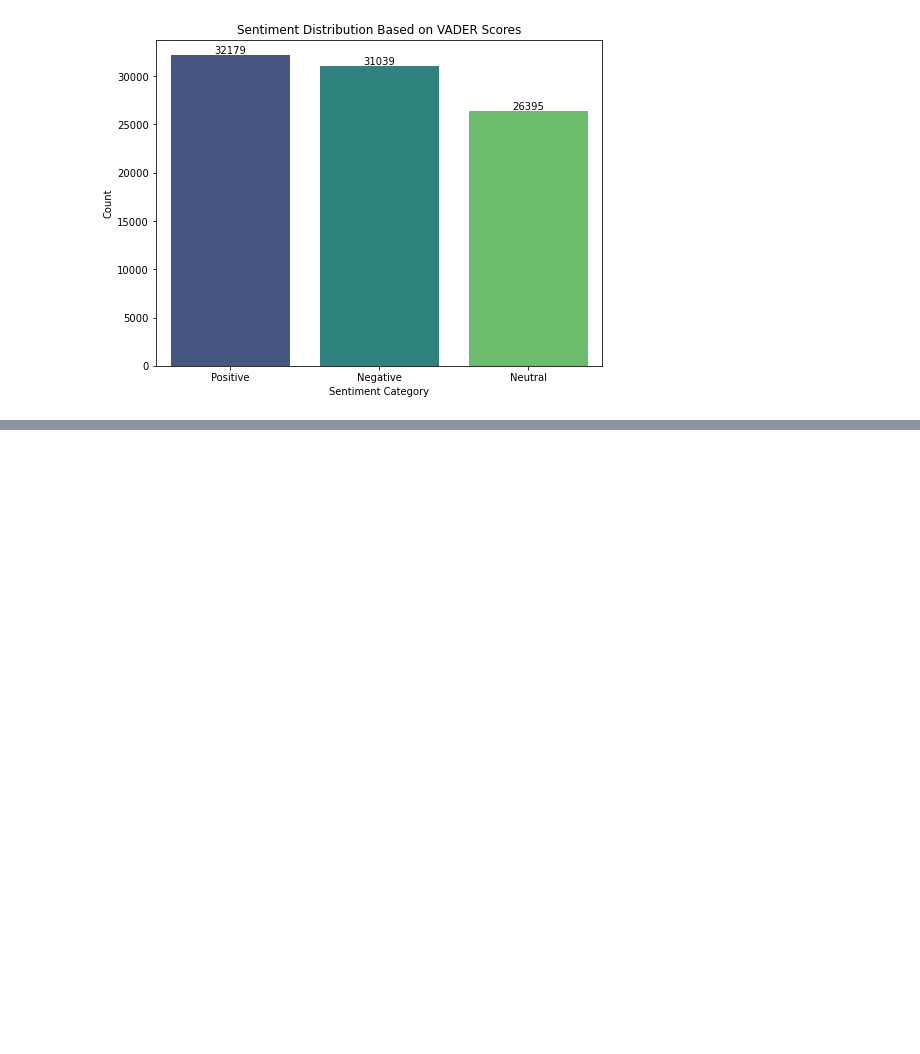
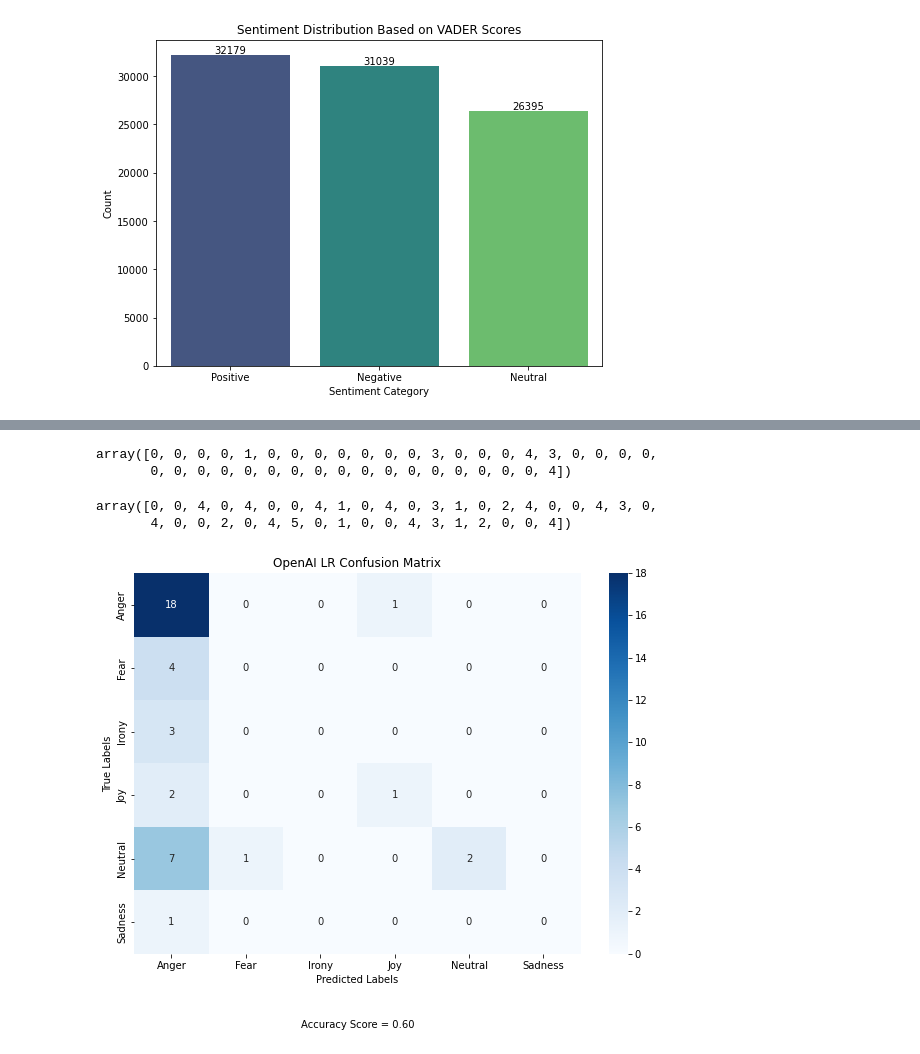
Before and after one commit to yuzhouw313/Content-Analysis-Homework, a Jupyter notebook: final_project/final_analysis.ipynb, the cells around one changed output, grey strips where cells are left out. Saved outputs shown, nothing was run; the diff lists cells and outputs as text; code cells hidden in the pictures; blank space fills up the shorter version.

```diff
--- a/final_project/final_analysis.ipynb
+++ b/final_project/final_analysis.ipynb
@@ -1105,0 +1272,18 @@ plt.show()
+# %%
+sample_for_openai['tokenized_text'] = sample_for_openai['Comment'].progress_apply(lambda x: lucem_illud.word_tokenize(x))
+sample_for_openai['normalized_text'] = sample_for_openai['tokenized_text'].progress_apply(lambda x: lucem_illud.normalizeTokens(x))
+# %%
+# Vectorize the text data
+tfidf = TfidfVectorizer()
+X = tfidf.fit_transform(sample_for_openai['normalized_text'].astype('str'))
+
+# Encode the labels
+label_encoder = LabelEncoder()
+y = label_encoder.fit_transform(sample_for_openai['OpenAI Sentiment'])
+
+# Train-test split
+X_train, X_test, y_train, y_test = train_test_split(X, y, test_size=0.2, random_state=42)
+# %%
+# Train the SVM classifier
+svm_clf = SVC(kernel='linear', probability=True, random_state=42, class_weight='balanced')
+svm_clf.fit(X_train, y_train)
@@ -1105,0 +1292,3 @@ plt.show()
+# %%
+y_pred = svm_clf.predict(X_test)
+print(classification_report(y_test, y_pred))
@@ -1105,0 +1308,22 @@ plt.show()
+# %%
+y_pred
+# %% [output]
+array([0, 0, 0, 0, 1, 0, 0, 0, 0, 0, 0, 0, 3, 0, 0, 0, 4, 3, 0, 0, 0, 0,
+       0, 0, 0, 0, 0, 0, 0, 0, 0, 0, 0, 0, 0, 0, 0, 0, 0, 4])
+# %%
+y_test
+# %% [output]
+array([0, 0, 4, 0, 4, 0, 0, 4, 1, 0, 4, 0, 3, 1, 0, 2, 4, 0, 0, 4, 3, 0,
+       4, 0, 0, 2, 0, 4, 5, 0, 1, 0, 0, 4, 3, 1, 2, 0, 0, 4])
+# %%
+cm = confusion_matrix(y_test, y_pred, labels=labels)
+plt.figure(figsize=(10, 7))
+sns.heatmap(cm, annot=True, fmt="d", cmap="Blues", xticklabels=label_encoder.classes_, yticklabels=label_encoder.classes_)
+plt.xlabel('Predicted Labels')
+plt.ylabel('True Labels')
+plt.title('OpenAI LR Confusion Matrix')
+plt.text(x=0.5, y=-0.2, s=f'Accuracy Score = {accuracy:.2f}', ha='center', va='bottom', transform=plt.gca().transAxes)
+
+plt.show()
+# %% [output]
+[figure, added]
```
Also changed, not shown: parts of 80 cells of this notebook.
